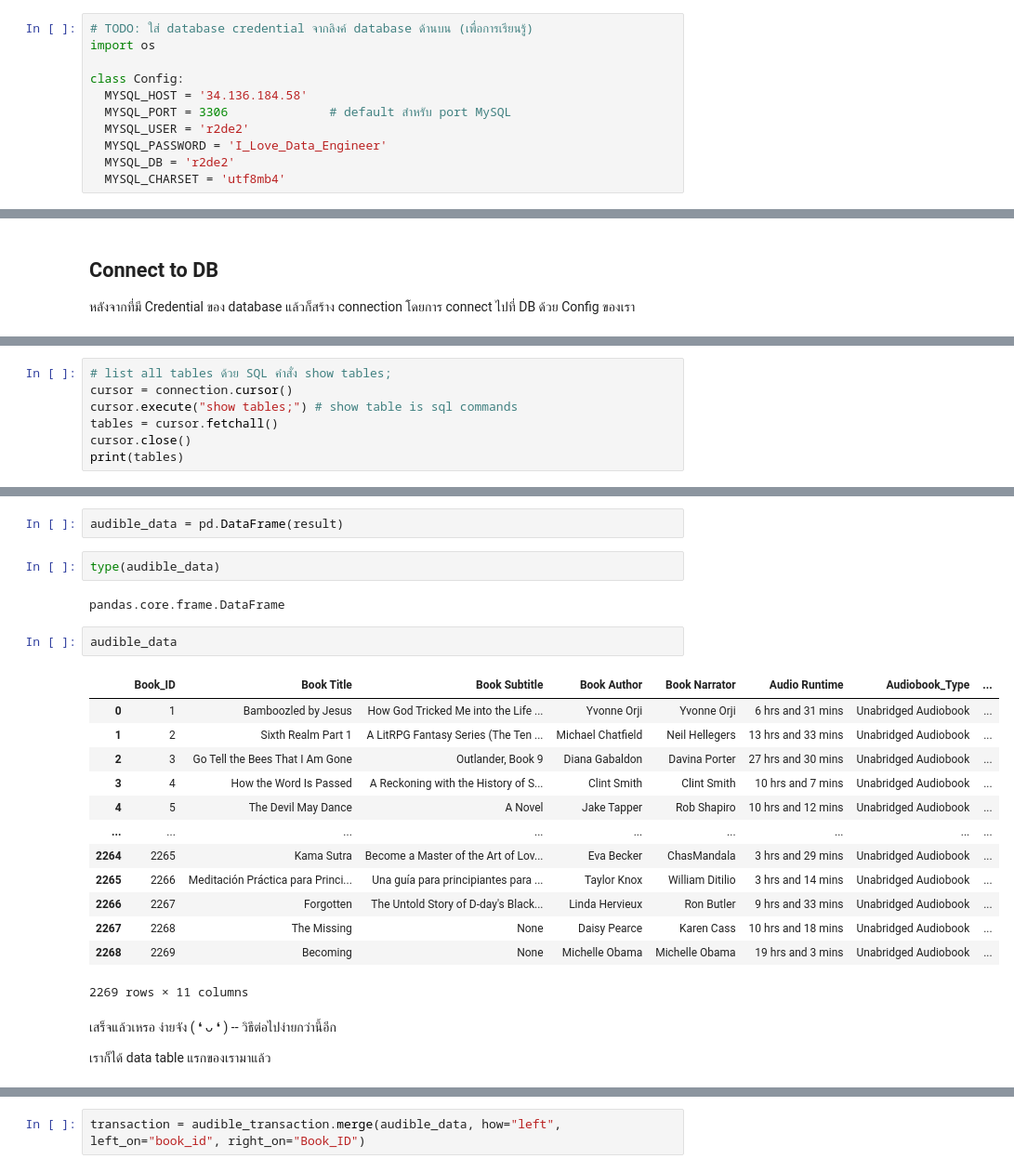
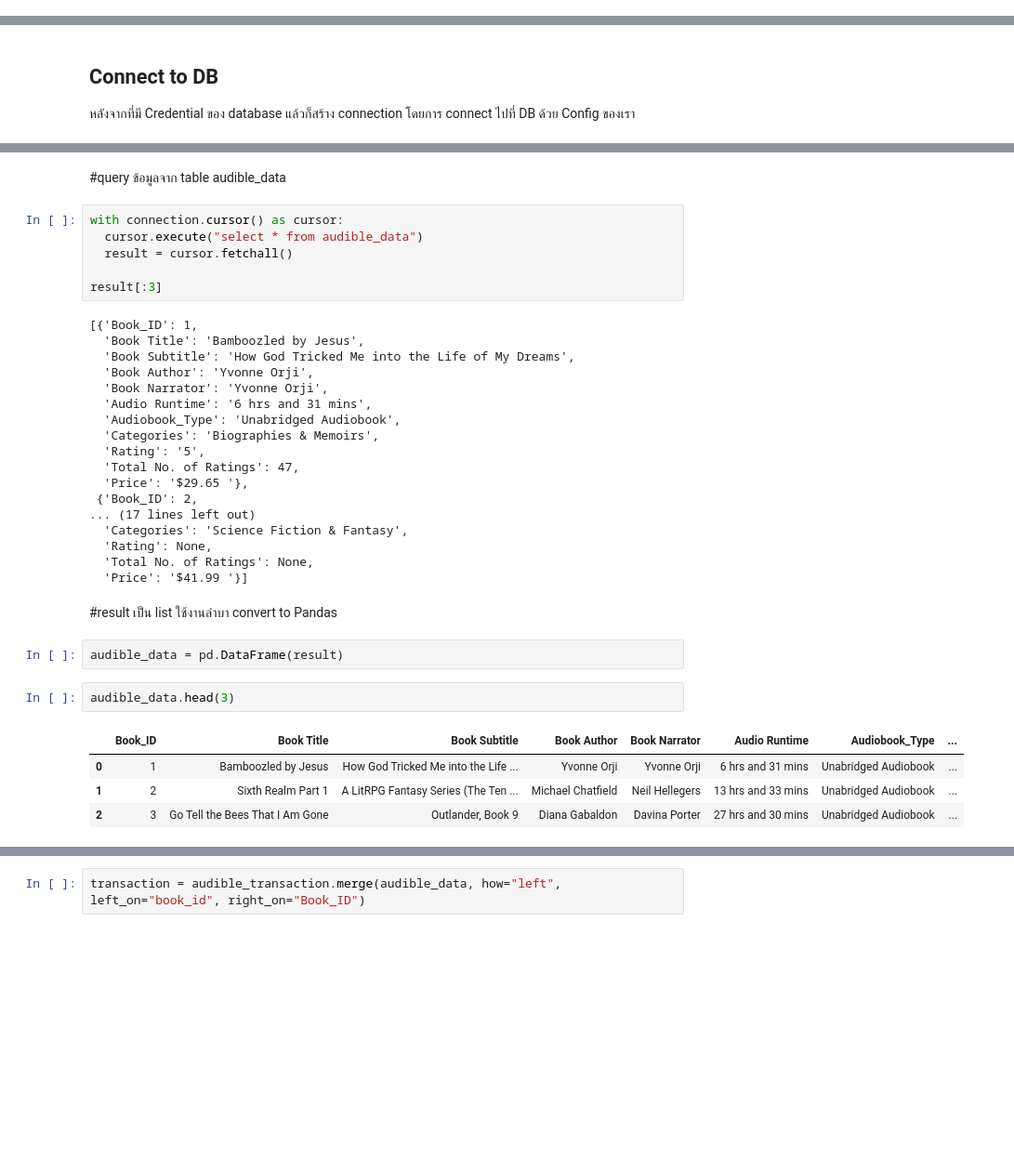
Before and after one commit to oakkpsw/R2DE, a Jupyter notebook: workshop1-DataCollection/Workshop1_Data_Collection.ipynb, the cells around one changed output, grey strips where cells are left out. Shown at 93% size. Cells and saved outputs as stored; diff of their text form; blank space fills up the shorter version.

```diff
--- a/workshop1-DataCollection/Workshop1_Data_Collection.ipynb
+++ b/workshop1-DataCollection/Workshop1_Data_Collection.ipynb
@@ -37,11 +12,0 @@ Successfully installed pymysql-1.0.2
-# %%
-# TODO: ใส่ database credential จากลิงค์ database ด้านบน (เพื่อการเรียนรู้)
-import os
-
-class Config:
-  MYSQL_HOST = '34.136.184.58'
-  MYSQL_PORT = 3306              # default สำหรับ port MySQL
-  MYSQL_USER = 'r2de2'
-  MYSQL_PASSWORD = 'I_Love_Data_Engineer'
-  MYSQL_DB = 'r2de2'
-  MYSQL_CHARSET = 'utf8mb4'
@@ -77,7 +47,0 @@ connection
-# %%
-# list all tables ด้วย SQL คำสั่ง show tables;
-cursor = connection.cursor()
-cursor.execute("show tables;") # show table is sql commands
-tables = cursor.fetchall()
-cursor.close()
-print(tables)
@@ -145,26 +48,37 @@ import pandas as pd
+# %% [markdown]
+#query ข้อมูลจาก table audible_data
+# %%
+with connection.cursor() as cursor:
+  cursor.execute("select * from audible_data")
+  result = cursor.fetchall()
+
+result[:3]
+# %% [output]
+[{'Book_ID': 1,
+  'Book Title': 'Bamboozled by Jesus',
+  'Book Subtitle': 'How God Tricked Me into the Life of My Dreams',
+  'Book Author': 'Yvonne Orji',
+  'Book Narrator': 'Yvonne Orji',
+  'Audio Runtime': '6 hrs and 31 mins',
+  'Audiobook_Type': 'Unabridged Audiobook',
+  'Categories': 'Biographies & Memoirs',
+  'Rating': '5',
+  'Total No. of Ratings': 47,
+  'Price': '$29.65 '},
+ {'Book_ID': 2,
+... (17 lines left out)
+  'Categories': 'Science Fiction & Fantasy',
+  'Rating': None,
+  'Total No. of Ratings': None,
+  'Price': '$41.99 '}]
+# %% [markdown]
+#result เป็น list ใช้งานลำบา convert to Pandas
 # %%
 audible_data = pd.DataFrame(result)
-# %%
-type(audible_data)
-# %% [output]
-pandas.core.frame.DataFrame
 # %%
-audible_data
+audible_data.head(3)
 # %% [output]
 |  | Book_ID | Book Title | Book Subtitle | Book Author | Book Narrator | Audio Runtime | Audiobook_Type | ... |
 | 0 | 1 | Bamboozled by Jesus | How God Tricked Me into the Life ... | Yvonne Orji | Yvonne Orji | 6 hrs and 31 mins | Unabridged Audiobook | ... |
 | 1 | 2 | Sixth Realm Part 1 | A LitRPG Fantasy Series (The Ten ... | Michael Chatfield | Neil Hellegers | 13 hrs and 33 mins | Unabridged Audiobook | ... |
 | 2 | 3 | Go Tell the Bees That I Am Gone | Outlander, Book 9 | Diana Gabaldon | Davina Porter | 27 hrs and 30 mins | Unabridged Audiobook | ... |
-| 3 | 4 | How the Word Is Passed | A Reckoning with the History of S... | Clint Smith | Clint Smith | 10 hrs and 7 mins | Unabridged Audiobook | ... |
-| 4 | 5 | The Devil May Dance | A Novel | Jake Tapper | Rob Shapiro | 10 hrs and 12 mins | Unabridged Audiobook | ... |
-| ... | ... | ... | ... | ... | ... | ... | ... | ... |
-| 2264 | 2265 | Kama Sutra | Become a Master of the Art of Lov... | Eva Becker | ChasMandala | 3 hrs and 29 mins | Unabridged Audiobook | ... |
-| 2265 | 2266 | Meditación Práctica para Princi... | Una guía para principiantes para ... | Taylor Knox | William Ditilio | 3 hrs and 14 mins | Unabridged Audiobook | ... |
-| 2266 | 2267 | Forgotten | The Untold Story of D-day's Black... | Linda Hervieux | Ron Butler | 9 hrs and 33 mins | Unabridged Audiobook | ... |
-| 2267 | 2268 | The Missing | None | Daisy Pearce | Karen Cass | 10 hrs and 18 mins | Unabridged Audiobook | ... |
-| 2268 | 2269 | Becoming | None | Michelle Obama | Michelle Obama | 19 hrs and 3 mins | Unabridged Audiobook | ... |
-2269 rows × 11 columns
-# %% [markdown]
-เสร็จแล้วเหรอ ง่ายจัง ( ❛ ᴗ ❛ ) -- วิธีต่อไปง่ายกว่านี้อีก
-
-เราก็ได้ data table แรกของเรามาแล้ว
```
Also changed, not shown: parts of 99 cells of this notebook.
